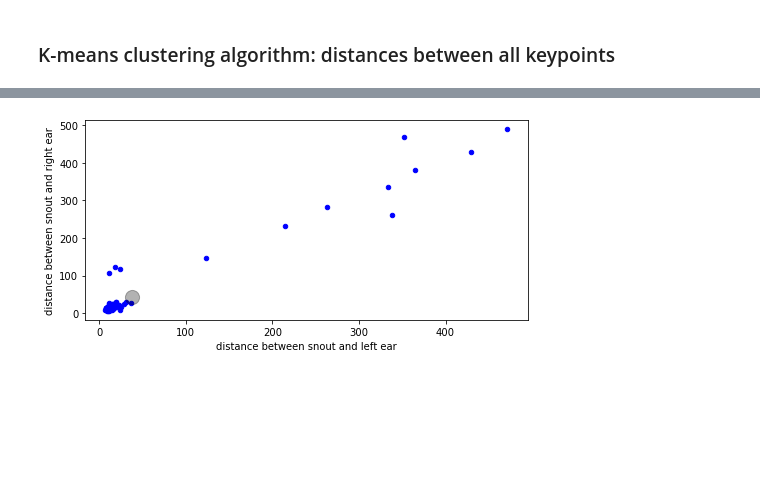
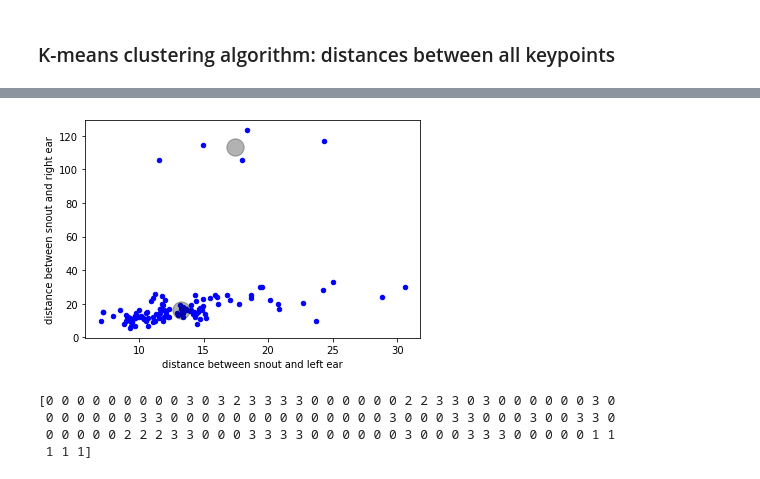
Before and after one commit to clara-rossignol/Bachelor-Project, a Jupyter notebook: clustering-finding-outliers.ipynb, the cells around one changed output, grey strips where cells are left out. Cells and saved outputs as stored; diff of their text form; code cells hidden in the pictures; blank space fills up the shorter version.

Commit message:
finished corrupting work and clustering

```diff
--- a/clustering-finding-outliers.ipynb
+++ b/clustering-finding-outliers.ipynb
@@ -29,7 +29,7 @@ cfg = deeplabcut.auxiliaryfunctions.read_config(path_config_file)
 scorer = cfg['scorer']
 bodyparts = cfg['bodyparts']
 # %%
-from FunctionsLib import distance_keypoints
+from FunctionsLib import distance_keypoints,clean_dataset
 df = pd.read_hdf(r'openfield-Pranav-2018-08-20\labeled-data\m1s1\CollectedData_Pranav.h5')
 dist = distance_keypoints(df,'snout','tailbase')
 
@@ -39,12 +39,6 @@ print(nan_rows)
 
 data = pd.DataFrame(data=dist, index=df.index, columns=None)
 
-# remove any NaN values from our distances dataset
-def clean_dataset(df):
-    assert isinstance(df, pd.DataFrame), "df needs to be a pd.DataFrame"
-    df.dropna(inplace=True)
-    indices_to_keep = ~df.isin([np.nan, np.inf, -np.inf]).any(1)
-    return df[indices_to_keep].astype(np.float64)
 data = clean_dataset(data)
 #df.plot()
 # %% [output]
@@ -184,11 +177,6 @@ for (a,b,c) in zip(leftear,snout,rightear):
 #this still needs work
 # %%
 data = pd.DataFrame(data=angles, index=df.index, columns=None)
-def clean_dataset(df):
-    assert isinstance(df, pd.DataFrame), "df needs to be a pd.DataFrame"
-    df.dropna(inplace=True)
-    indices_to_keep = ~df.isin([np.nan, np.inf, -np.inf]).any(1)
-    return df[indices_to_keep].astype(np.float64)
 data = clean_dataset(data)
 # %%
 # Prepare data for model
@@ -406,21 +396,28 @@ from_tail = clean_data[['RT', 'LT']].to_numpy()
 # %%
 plt.scatter(from_snout[:,0], from_snout[:,1], s = 20, c = 'b')
 
 plt.ylabel('distance between snout and right ear')
 plt.xlabel('distance between snout and left ear')
 
-plt.scatter(37.80219035, 43.6913904, c='black', s=200, alpha=0.3)
+plt.scatter(17.4420162,  113.15103566, c='black', s=300, alpha=0.3)
+plt.scatter(13.28693934,  15.97122305, c='black', s=300, alpha=0.3)
 
 plt.show()
 # %% [output]
-[figure, old version]
+[figure, new version]
 # %%
 # defining the kmeans function
-kmeans = KMeans(n_clusters=1)
+kmeans = KMeans(n_clusters=4)
 
 # fitting the k means algorithm on data
 kmeans.fit(data[['SR', 'SL']])
-y_kmeans = kmeans.predict(data[['SR', 'SL']])
+y_kmeansrl = kmeans.predict(data[['SR', 'SL']])
+print(y_kmeansrl)
+# %% [output]
+[0 0 0 0 0 0 0 0 0 3 0 3 2 3 3 3 3 0 0 0 0 0 0 2 2 3 3 0 3 0 0 0 0 0 0 3 0
+ 0 0 0 0 0 0 3 3 0 0 0 0 0 0 0 0 0 0 0 0 0 0 3 0 0 0 3 3 0 0 0 3 0 0 3 3 0
+ 0 0 0 0 0 2 2 2 3 3 0 0 0 3 3 3 3 0 0 0 0 0 0 3 0 0 0 3 3 3 0 0 0 0 0 1 1
+ 1 1 1]
 # %%
 centers = kmeans.cluster_centers_
 print(centers)
```
Also changed, not shown: parts of 32 cells of this notebook, 2 other files.
